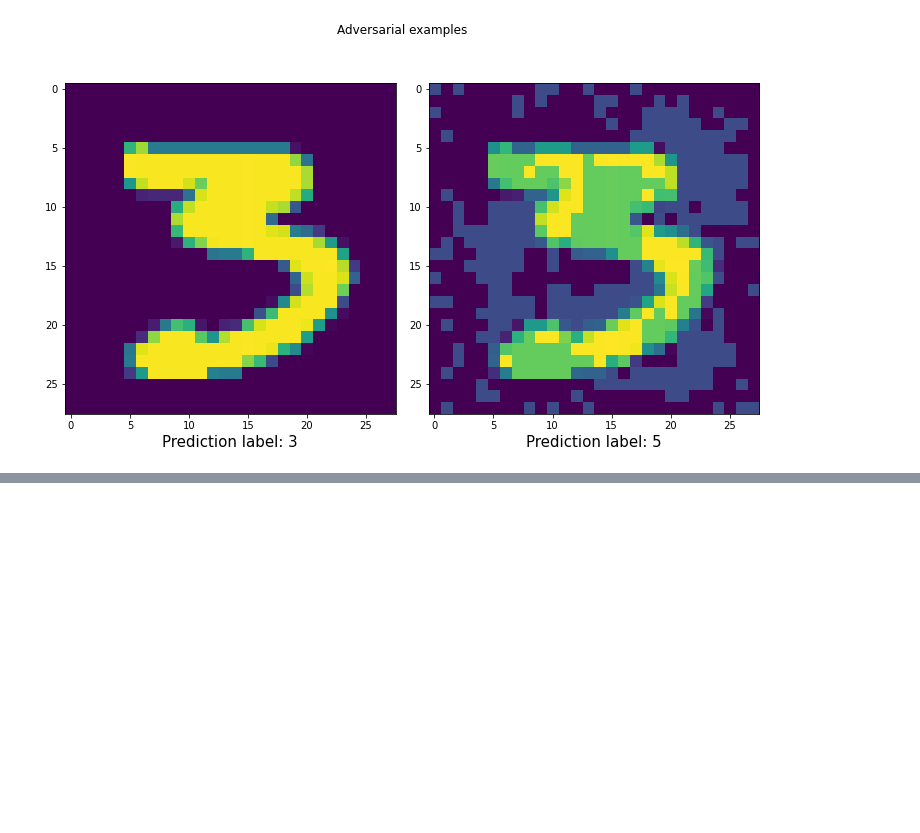
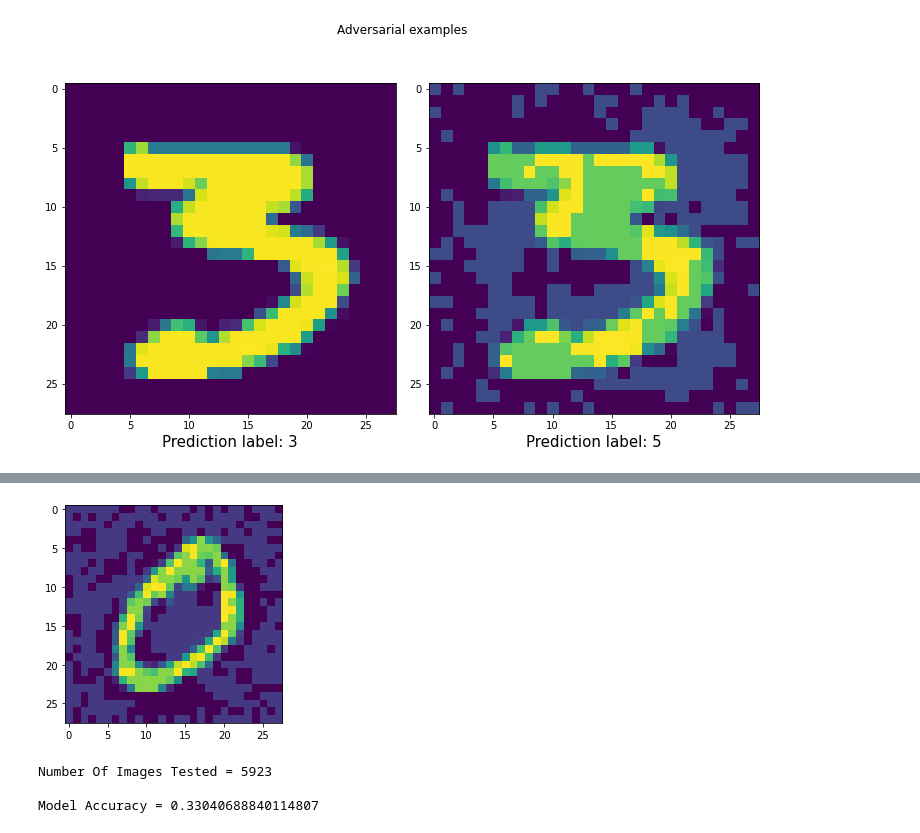
Before and after one commit to aranganath/Adversarial, a Jupyter notebook: k-means-medians-on-each-class-with-tsne.ipynb, the cells around one changed output, grey strips where cells are left out. Drawn from its saved outputs; the diff is of its cells as text; code cells hidden in the pictures; blank space fills up the shorter version.

```diff
--- a/k-means-medians-on-each-class-with-tsne.ipynb
+++ b/k-means-medians-on-each-class-with-tsne.ipynb
@@ -300,0 +336,36 @@ plt.show()
+# %%
+# Let's create adversarial examples
+from cleverhans.torch.attacks.fast_gradient_method import fast_gradient_method
+eps = 0.1
+x = torch.from_numpy(numbers[0])
+y = 0
+x_fgm = fast_gradient_method(model, x, eps, np.inf).detach().numpy()
+# %%
+plt.imshow(x_fgm[0].reshape((28,28)))
+plt.show()
+# %% [output]
+[figure, added]
+# %%
+## Testing model accuracy on advsersarial samples
+
+correct_count, all_count = 0, 0
+for i in range(len(x_fgm)):
+    img = torch.from_numpy(x_fgm[i]).unsqueeze(axis=0)
+    with torch.no_grad():
+        logps = model(img)
+
+
+    ps = torch.exp(logps)
+    probab = list(ps.numpy()[0])
+    pred_label = probab.index(max(probab))
+    true_label = 0
+    if(true_label == pred_label):
+        correct_count += 1
+    all_count += 1
+
+print("Number Of Images Tested =", all_count)
+print("\nModel Accuracy =", (correct_count/all_count))
+# %% [output]
+Number Of Images Tested = 5923
+
+Model Accuracy = 0.33040688840114807
```
Also changed, not shown: parts of 13 cells of this notebook, 1 other file.
